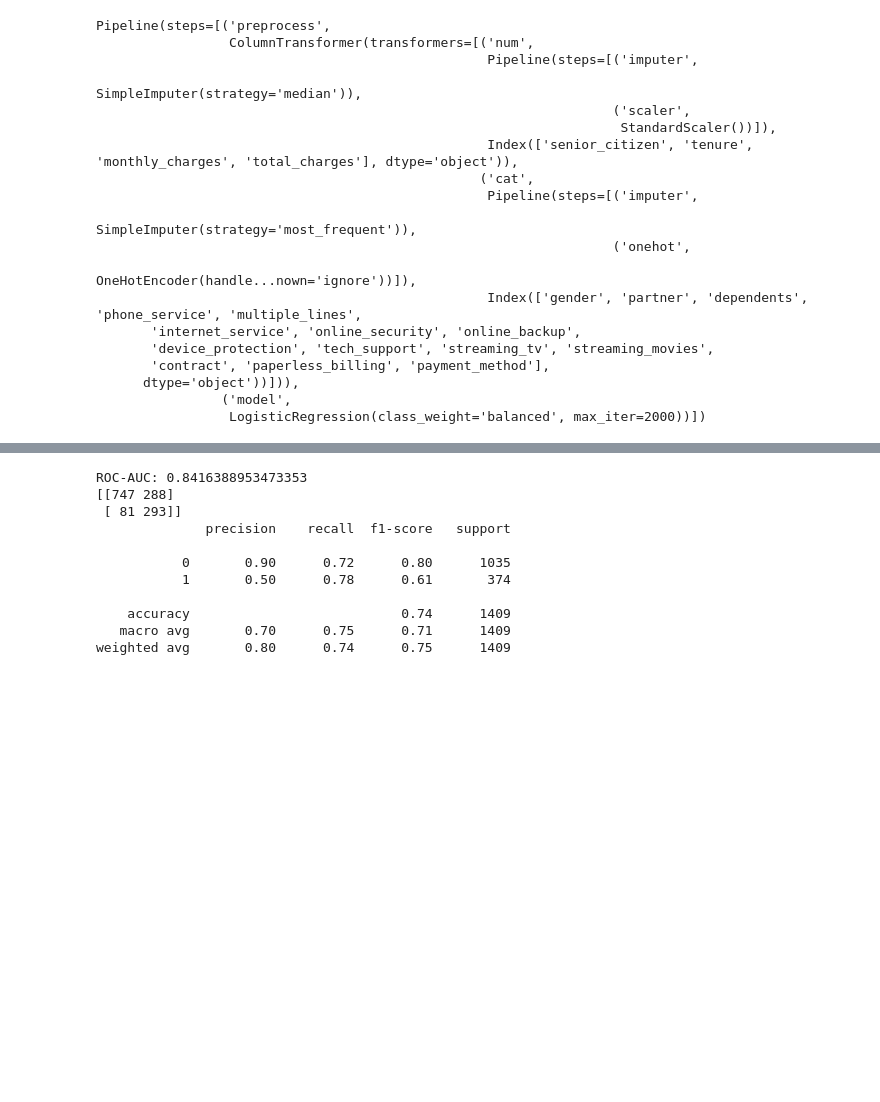
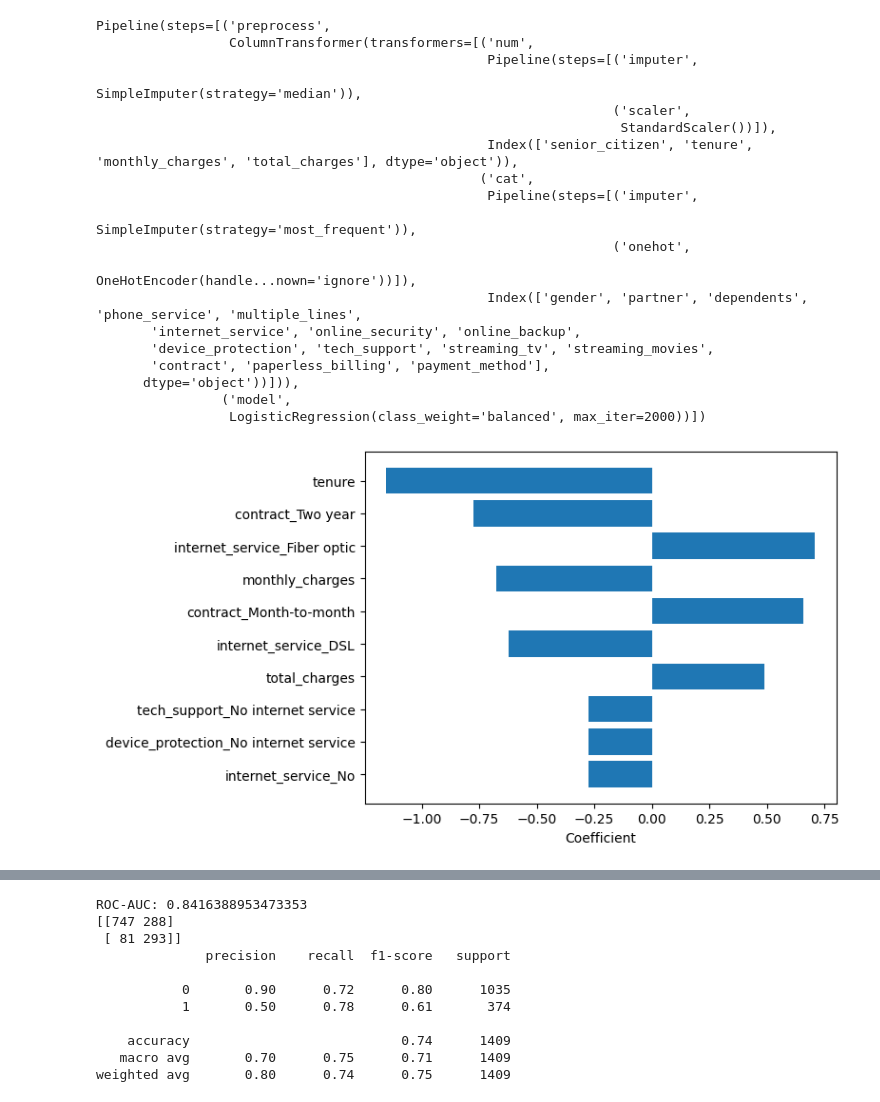
Before and after one commit to NurulAldi/customer-churn-analysis, a Jupyter notebook: notebooks/model.ipynb, the cells around one changed output, grey strips where cells are left out. Cells and saved outputs as stored; diff of their text form; code cells hidden in the pictures; blank space fills up the shorter version.

Commit message:
Done model

```diff
--- a/notebooks/model.ipynb
+++ b/notebooks/model.ipynb
@@ -116,3 +99,28 @@ Pipeline(steps=[('preprocess',
       dtype='object'))])),
                 ('model',
                  LogisticRegression(class_weight='balanced', max_iter=2000))])
+# %%
+feature_names = (
+    list(num_cols) +
+    list(clf.named_steps['preprocess']
+         .named_transformers_['cat']
+         .named_steps['onehot']
+         .get_feature_names_out(cat_cols))
+)
+
+coefficients = clf.named_steps['model'].coef_[0]
+
+# Visualize top 10 absolute coefficients
+coef_df = pd.DataFrame({
+    'feature': feature_names,
+    'coefficient': coefficients,
+    'abs_coef': np.abs(coefficients),
+    'odds_ratio': np.exp(coefficients)
+}).sort_values('abs_coef', ascending=False).head(10)
+
+plt.barh(coef_df['feature'], coef_df['coefficient'])
+plt.xlabel('Coefficient')
+plt.gca().invert_yaxis()
+plt.show()
+# %% [output]
+[figure, added]
```
Also changed, not shown: parts of 6 cells of this notebook, 1 other file.
